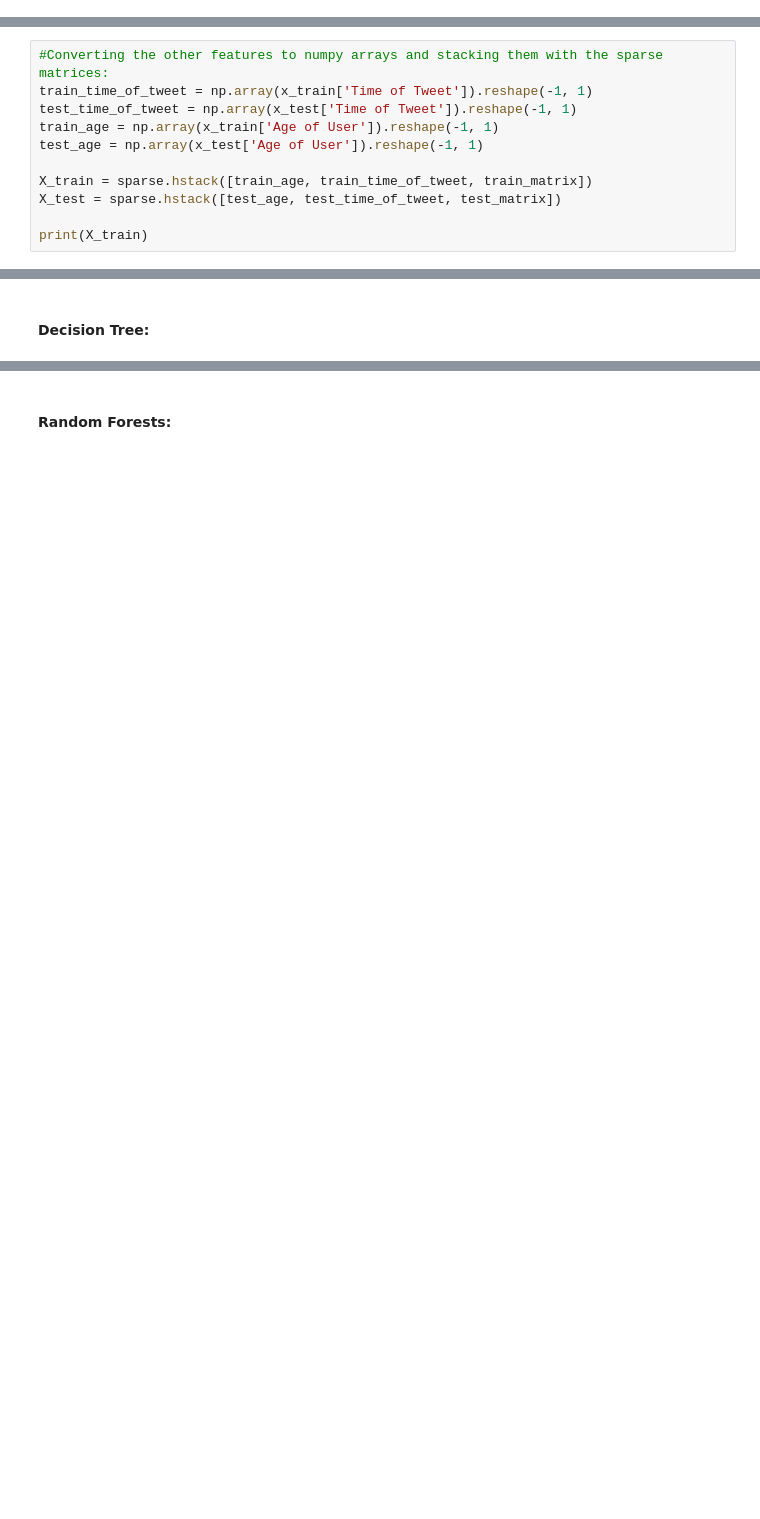
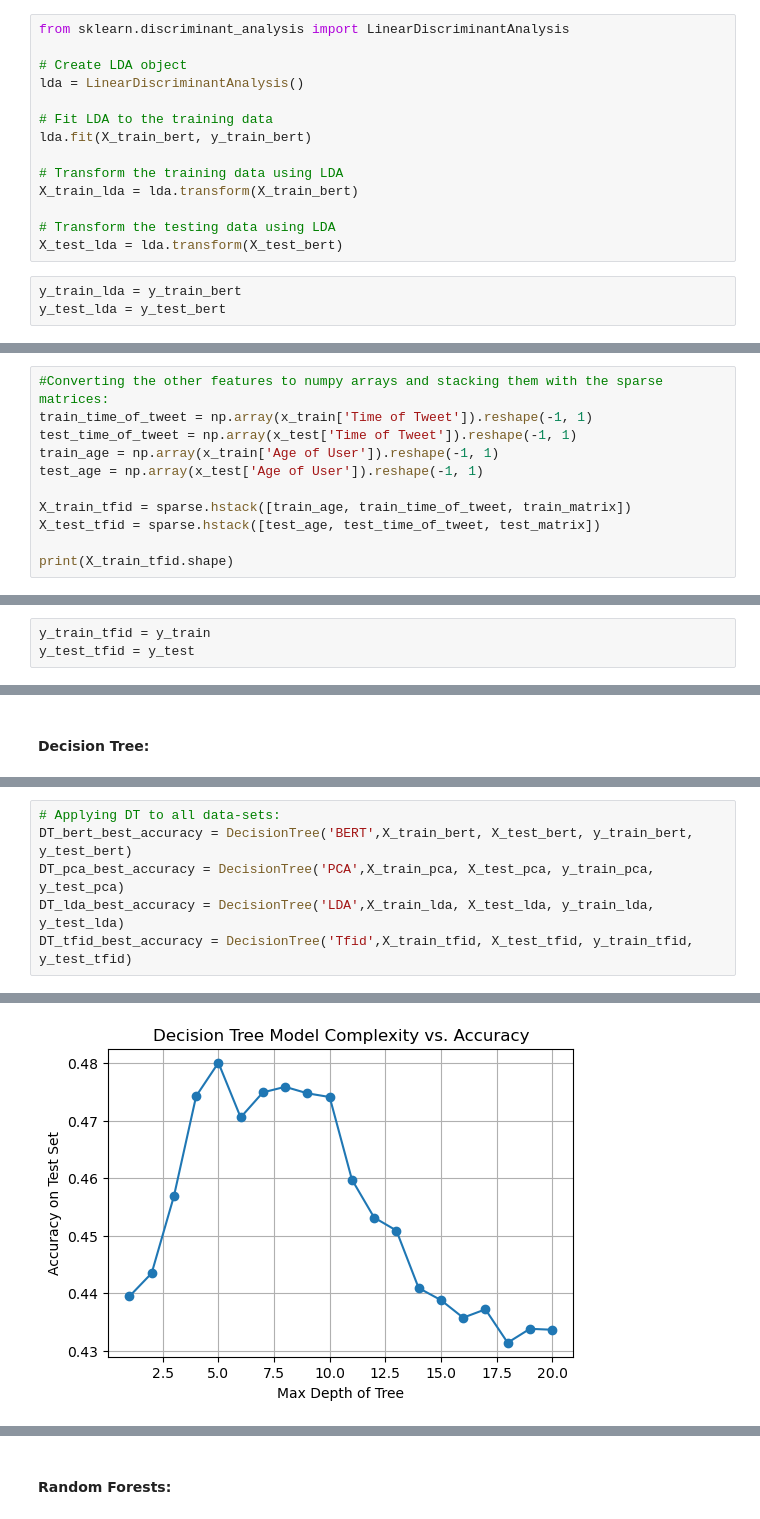
Before and after one commit to kp-19/CSL2050-Course-Project, a Jupyter notebook: master_file.ipynb, the cells around one changed output, grey strips where cells are left out. Drawn from its saved outputs; the diff is of its cells as text; blank space fills up the shorter version.

```diff
--- a/master_file.ipynb
+++ b/master_file.ipynb
@@ -310,0 +425,17 @@ Name: sentiment, Length: 31015, dtype: int64
+# %%
+from sklearn.discriminant_analysis import LinearDiscriminantAnalysis
+
+# Create LDA object
+lda = LinearDiscriminantAnalysis()
+
+# Fit LDA to the training data
+lda.fit(X_train_bert, y_train_bert)
+
+# Transform the training data using LDA
+X_train_lda = lda.transform(X_train_bert)
+
+# Transform the testing data using LDA
+X_test_lda = lda.transform(X_test_bert)
+# %%
+y_train_lda = y_train_bert
+y_test_lda = y_test_bert
@@ -328,8 +463,8 @@ test_time_of_tweet = np.array(x_test['Time of Tweet']).reshape(-1, 1)
 train_age = np.array(x_train['Age of User']).reshape(-1, 1)
 test_age = np.array(x_test['Age of User']).reshape(-1, 1)
 
-X_train = sparse.hstack([train_age, train_time_of_tweet, train_matrix])
-X_test = sparse.hstack([test_age, test_time_of_tweet, test_matrix])
+X_train_tfid = sparse.hstack([train_age, train_time_of_tweet, train_matrix])
+X_test_tfid = sparse.hstack([test_age, test_time_of_tweet, test_matrix])
 
-print(X_train)
+print(X_train_tfid.shape)
 # %% [output]
@@ -353,3 +472,6 @@ print(X_train)
+# %%
+y_train_tfid = y_train
+y_test_tfid = y_test
 # %% [markdown]
 Processed Data: X_train, X_test, y_train, y_test : 80-20 split.
 
@@ -402,0 +527,7 @@ Validation Accuracy: 0.6598420119297115
+# %%
+# Applying DT to all data-sets:
+DT_bert_best_accuracy = DecisionTree('BERT',X_train_bert, X_test_bert, y_train_bert, y_test_bert)
+DT_pca_best_accuracy = DecisionTree('PCA',X_train_pca, X_test_pca, y_train_pca, y_test_pca)
+DT_lda_best_accuracy = DecisionTree('LDA',X_train_lda, X_test_lda, y_train_lda, y_test_lda)
+DT_tfid_best_accuracy = DecisionTree('Tfid',X_train_tfid, X_test_tfid, y_train_tfid, y_test_tfid)
+# %% [output]
@@ -402,0 +536 @@ Validation Accuracy: 0.6598420119297115
+[figure, added]
```
Also changed, not shown: parts of 61 cells of this notebook, 1 other file.
